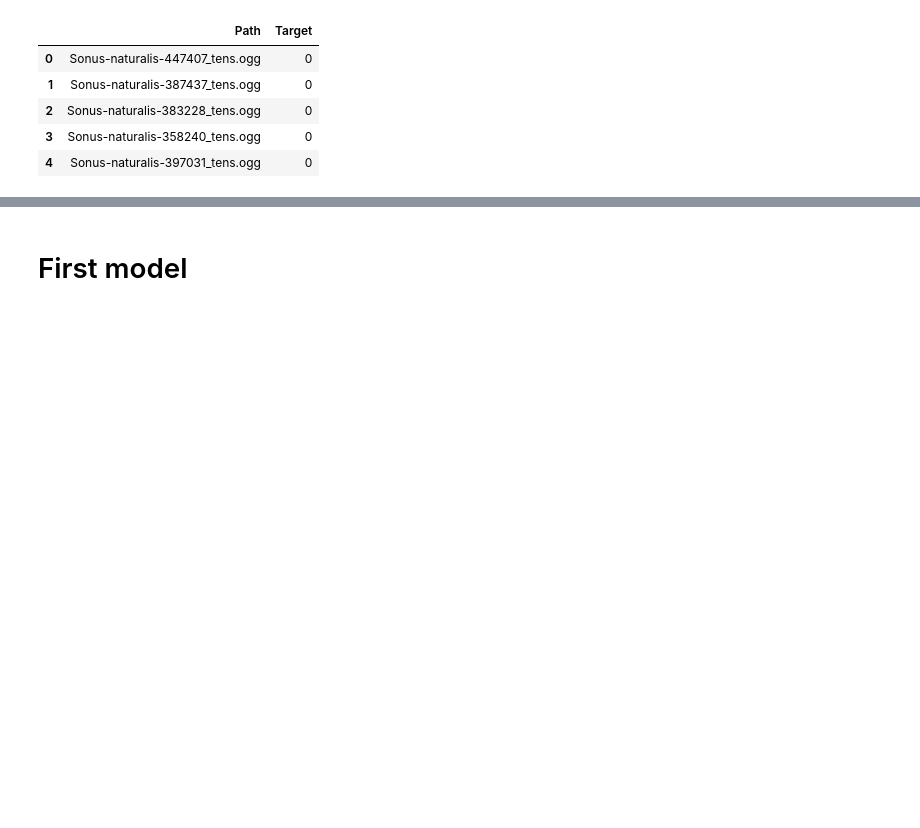
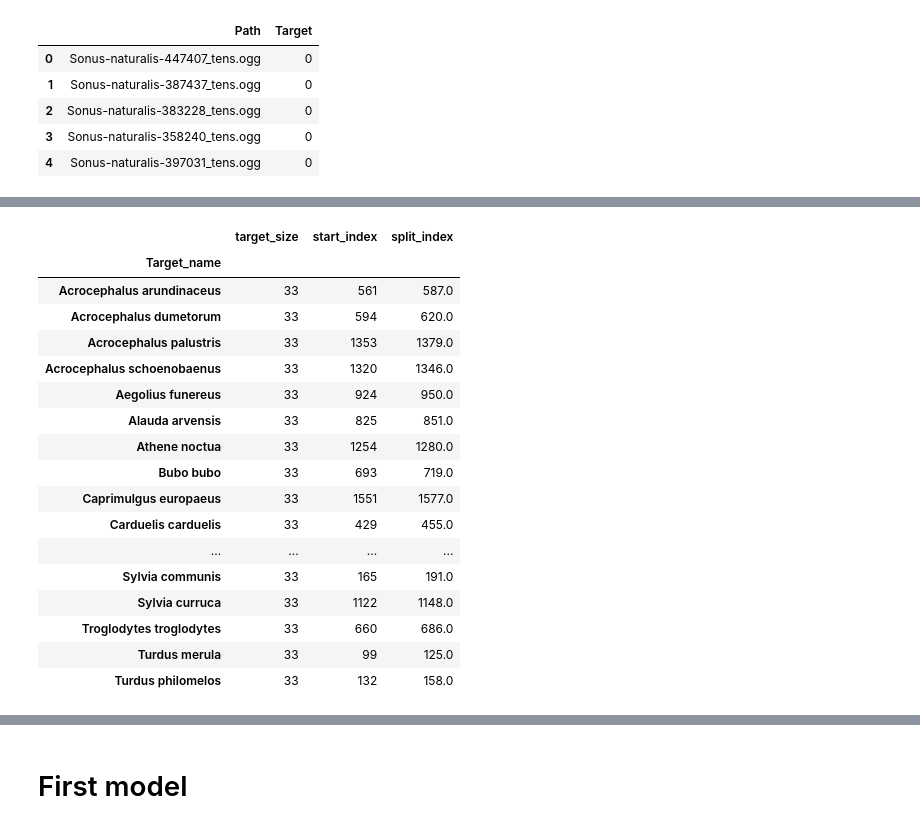
Before and after one commit to charlottesuaud/birds, a Jupyter notebook: notebooks/Philippe_05_first_pipeline_cs .ipynb, the cells around one changed output, grey strips where cells are left out. Saved outputs shown, nothing was run; the diff lists cells and outputs as text; code cells hidden in the pictures; blank space fills up the shorter version.

```diff
--- a/notebooks/Philippe_05_first_pipeline_cs .ipynb
+++ b/notebooks/Philippe_05_first_pipeline_cs .ipynb
@@ -35,3 +109,43 @@ df.head()
 | 2 | Sonus-naturalis-383228_tens.ogg | 0 |
 | 3 | Sonus-naturalis-358240_tens.ogg | 0 |
 | 4 | Sonus-naturalis-397031_tens.ogg | 0 |
+# %%
+def create_df_train_df_val_from_directory(directory, sound_filetype = 'ogg',train_val_ratio = 0.8):
+    '''
+    Objective : Generate two data frames (train and val) with list of audio files and associated target number,
+                taking into account potential class imbalances
+    Inputs : directory :  file directory containing audio files
+             sound_file_type : by default ogg
+             train_val_ratio : ratio used to split between training and validation data
+    Output : train and val dataframes
+    '''
+    # create dataframe with directory audio file list, target names derived from files name and target number
+    data = pd.DataFrame(sorted([file for file in os.listdir(directory) if file.endswith(sound_filetype)])
+                        ,columns=['Path'])
+    data['Target_name'] = data['Path'].apply(lambda x : ' '.join(x.split(sep='-')[0:2]))
+    target_list = list(pd.unique(data['Target_name']))
+    # data['Target'] = data['Target_name'].apply(lambda x: target_list.index(x))
+    data['Target'] = data['Target_name'].map(TARGET_DICT) # On récupère les numéros de classe originaux
+
+    # create intermediate dataframe to calculate split indexes by target using train_val_ratio
+    subdf_count_by_target = pd.pivot_table(data,index=['Target_name'],aggfunc={'Target' : 'count'})\
+                                            .rename(columns={'Target':'target_size'})
+    subdf_cummul_sum_by_target = data.groupby(by=['Target_name']).sum()\
+                                            .rename(columns={'Target':'start_index'})
+    split_index_df = subdf_count_by_target.merge(subdf_cummul_sum_by_target, left_index=True, right_index=True)
+    split_index_df['split_index'] = split_index_df['start_index']+round(train_val_ratio*split_index_df['target_size'])
+    print(split_index_df.head())
+
+    # create train and val from first dataframe using indexes calculated in split_index_df
+    df_train = data.iloc[0:0]
+    for target in list(pd.unique(data['Target_name'])):
+        start_index = int(split_index_df.loc[target].start_index)
+        split_index = int(split_index_df.loc[target].split_index)
+        df_train = df_train.append(data.iloc[start_index:split_index])
+
+    df_val = pd.concat([data,df_train]).drop_duplicates(keep=False)
+
+    df_train = df_train.reset_index(drop=True)
+    df_val = df_val.reset_index(drop=True)
+
+    return df_train, df_val, split_index_df
@@ -37,0 +162,21 @@ df.head()
+# %%
+split_index_df
+# %% [output]
+|  | target_size | start_index | split_index |
+| Target_name |  |  |  |
+| Acrocephalus arundinaceus | 33 | 561 | 587.0 |
+| Acrocephalus dumetorum | 33 | 594 | 620.0 |
+| Acrocephalus palustris | 33 | 1353 | 1379.0 |
+| Acrocephalus schoenobaenus | 33 | 1320 | 1346.0 |
+| Aegolius funereus | 33 | 924 | 950.0 |
+| Alauda arvensis | 33 | 825 | 851.0 |
+| Athene noctua | 33 | 1254 | 1280.0 |
+| Bubo bubo | 33 | 693 | 719.0 |
+| Caprimulgus europaeus | 33 | 1551 | 1577.0 |
+| Carduelis carduelis | 33 | 429 | 455.0 |
+| ... | ... | ... | ... |
+| Sylvia communis | 33 | 165 | 191.0 |
+| Sylvia curruca | 33 | 1122 | 1148.0 |
+| Troglodytes troglodytes | 33 | 660 | 686.0 |
+| Turdus merula | 33 | 99 | 125.0 |
+| Turdus philomelos | 33 | 132 | 158.0 |
```
Also changed, not shown: parts of 23 cells of this notebook.
